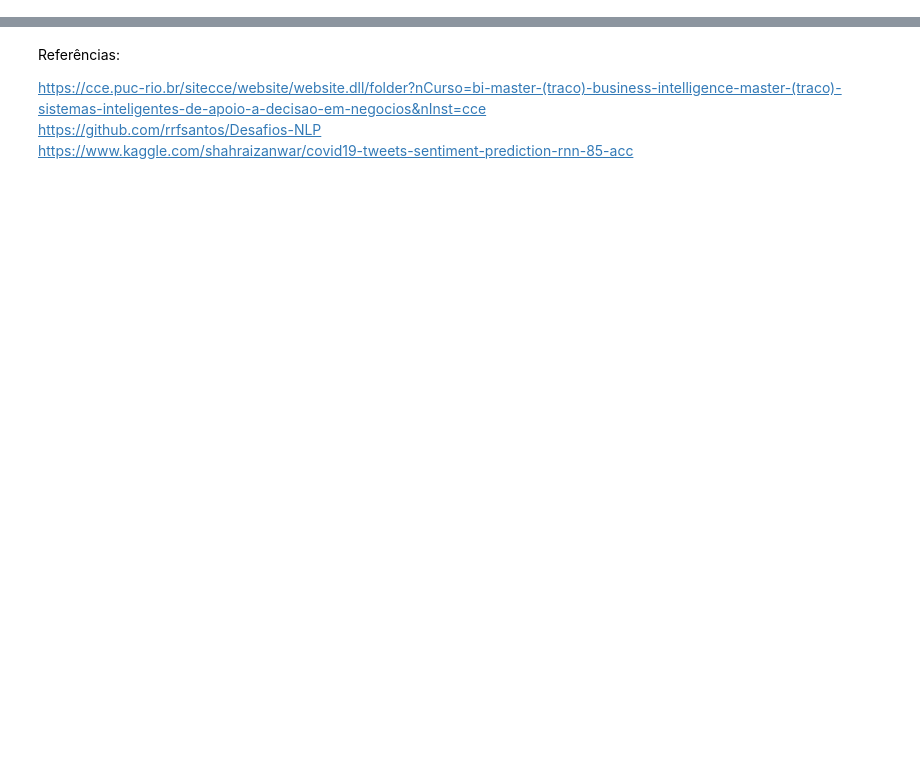
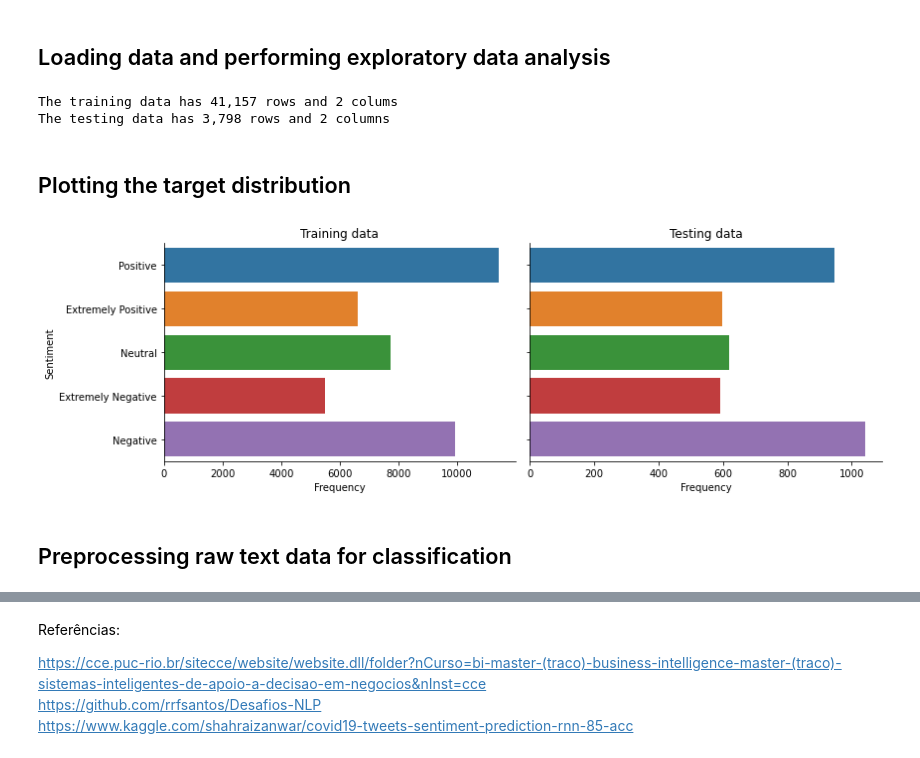
Before and after one commit to Geilson-Araujo/Coronavirus_Text_Classification, a Jupyter notebook: TensorFlow/coronavirus_tweets_classification.ipynb, the cells around one changed output, grey strips where cells are left out. Cells and saved outputs as stored; diff of their text form; code cells hidden in the pictures; blank space fills up the shorter version.

```diff
--- a/TensorFlow/coronavirus_tweets_classification.ipynb
+++ b/TensorFlow/coronavirus_tweets_classification.ipynb
@@ -264,0 +45,34 @@ plt.tight_layout();
+# %% [markdown]
+## Loading data and performing exploratory data analysis
+# %%
+usecols = ['OriginalTweet', 'Sentiment']
+
+# Load raw train data
+train_data = pd.read_csv('./data/Corona_NLP_train.csv', usecols=usecols)
+print(f'The training data has {train_data.shape[0]:,} rows and {train_data.shape[1]} colums')
+
+# Load raw test data
+test_data = pd.read_csv('./data/Corona_NLP_test.csv', usecols=usecols)
+print(f'The testing data has {test_data.shape[0]:,} rows and {test_data.shape[1]} columns')
+# %% [output]
+The training data has 41,157 rows and 2 colums
+The testing data has 3,798 rows and 2 columns
+# %% [markdown]
+## Plotting the target distribution
+# %%
+fig, ax = plt.subplots(1, 2, figsize=(12, 4), sharey=True)
+
+order = ['Positive', 'Extremely Positive', 'Neutral', 'Extremely Negative', 'Negative']
+
+sns.countplot(y='Sentiment', data=train_data, order=order, ax=ax[0])
+ax[0].set(xlabel='Frequency', ylabel='Sentiment', title='Training data')
+
+sns.countplot(y='Sentiment', data=test_data, order=order, ax=ax[1])
+ax[1].set(xlabel='Frequency', ylabel=None, title='Testing data')
+
+sns.despine()
+plt.tight_layout();
+# %% [output]
+[figure, added]
+# %% [markdown]
+## Preprocessing raw text data for classification
```
Also changed, not shown: parts of 75 cells of this notebook.
